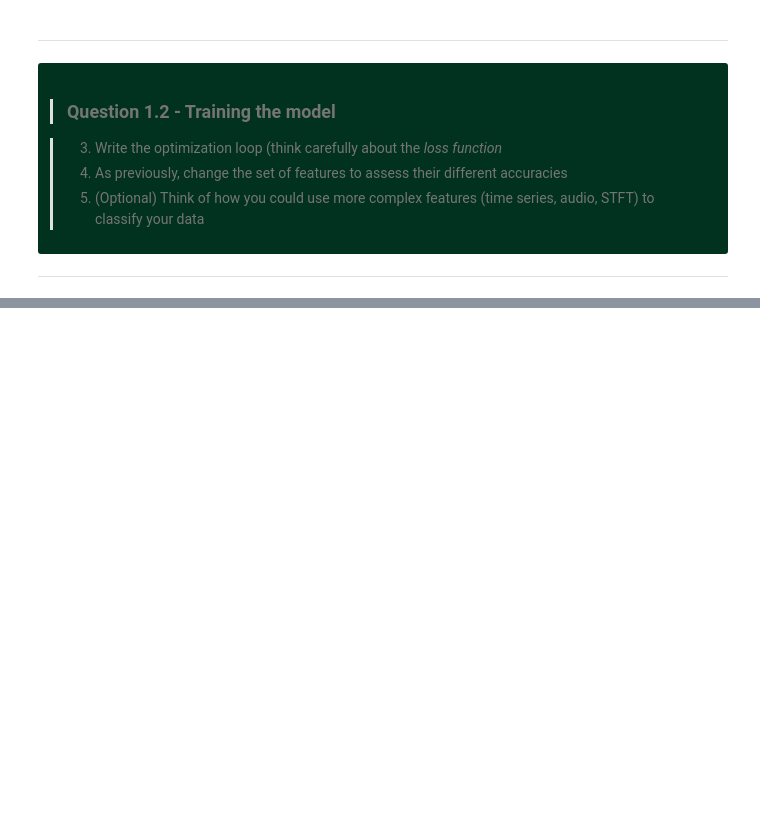
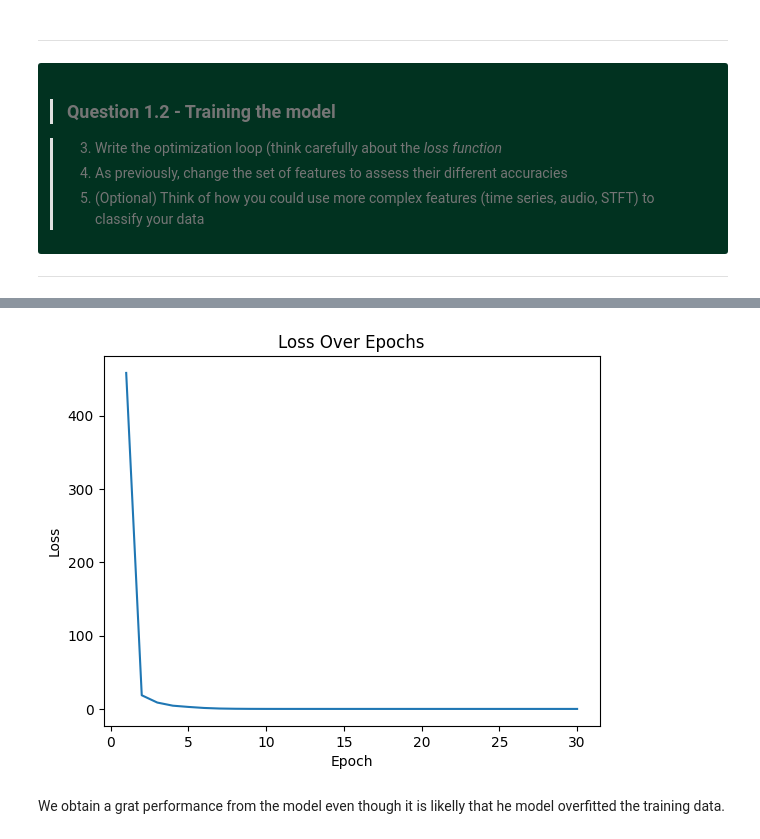
Before and after one commit to ValentinCB/creative_ml, a Jupyter notebook: 02_neural_networks.ipynb, the cells around one changed output, grey strips where cells are left out. Cells and saved outputs as stored; diff of their text form; code cells hidden in the pictures; blank space fills up the shorter version.

```diff
--- a/02_neural_networks.ipynb
+++ b/02_neural_networks.ipynb
@@ -1147,8 +1155,16 @@ Now that we know the main components of `Pytorch` to define and optimize network
 # %%
-import torchaudio, torch
+# Mel transform
+sample_rate = 8000
+mel_spectrogram_transform = torchaudio.transforms.MelSpectrogram(
+    sample_rate=sample_rate,
+    n_fft=1024,
+    hop_length=512,
+    n_mels=64
+)
 
-yesno_data = torchaudio.datasets.YESNO(root='./datasets/', download=True)
+mel_yesno_data = MelYESNO(root='./datasets/', download=True, transform=mel_spectrogram_transform)
 data_loader = torch.utils.data.DataLoader(
-    yesno_data,
+    mel_yesno_data,
     batch_size=1,
-    shuffle=True)
+    shuffle=True
+)
@@ -1234,0 +1208,30 @@ RuntimeError: mat1 and mat2 shapes cannot be multiplied (1x47680 and 55840x100)
+# %%
+import matplotlib.pyplot as plt
+
+criterion = nn.BCELoss()
+optimizer = torch.optim.Adam(model.parameters(), lr=0.001)
+epochs = 30
+
+losses = []
+
+for epoch in range(epochs):
+    total_loss = 0
+    for batch in data_loader:
+        inputs, labels = batch
+        labels = torch.unsqueeze(torch.tensor(labels, dtype=torch.float), dim=0) # Converting labels into tensors
+        optimizer.zero_grad()
+        outputs = model(inputs)
+        loss = criterion(outputs, labels)
+        loss.backward()
+        optimizer.step()
+        total_loss += loss.item()
+    print(f"Epoch {epoch+1}, Mean Loss: {total_loss/(epoch+1)}")
+    losses.append(total_loss/(epoch+1))
+
+# Plot the loss
+plt.plot(range(1, epochs+1), losses)
+plt.xlabel('Epoch')
+plt.ylabel('Loss')
+plt.title('Loss Over Epochs')
+plt.show()
+# %% [output]
@@ -1234,0 +1255,3 @@ RuntimeError: mat1 and mat2 shapes cannot be multiplied (1x47680 and 55840x100)
+[figure, added]
+# %% [markdown]
+We obtain a grat performance from the model even though it is likelly that he model overfitted the training data.
```
Also changed, not shown: parts of 16 cells of this notebook.
